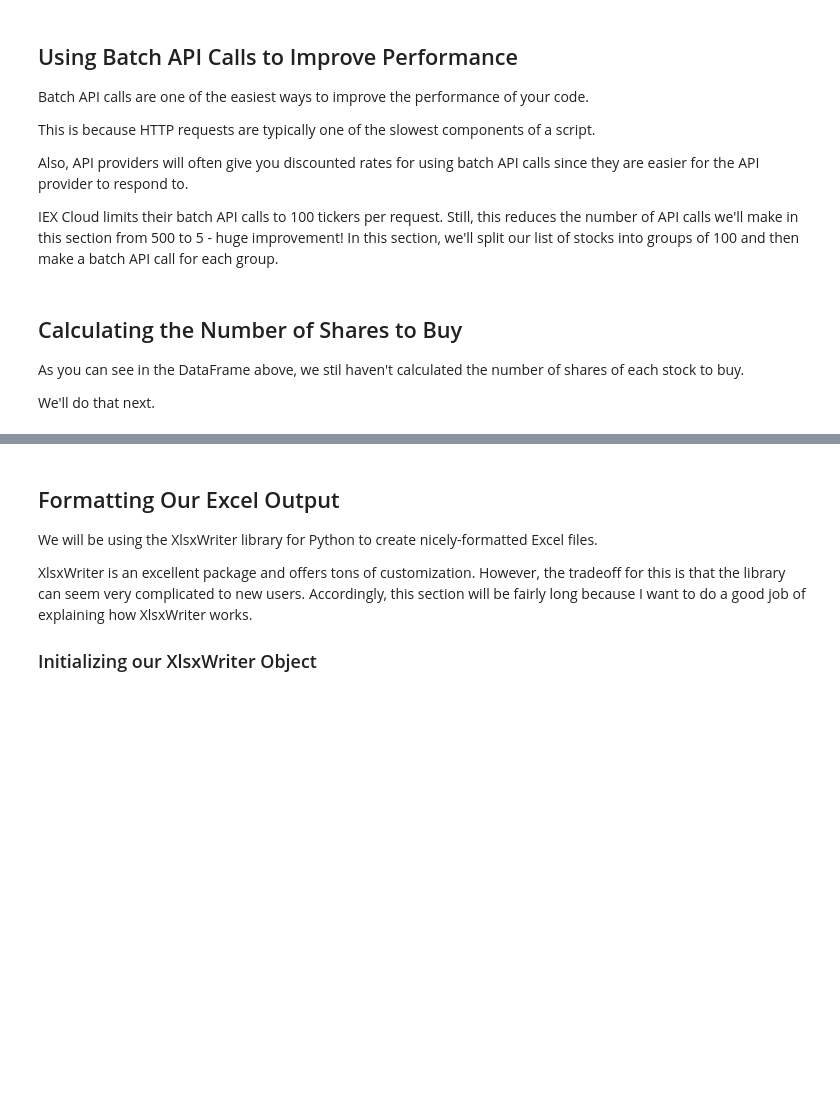
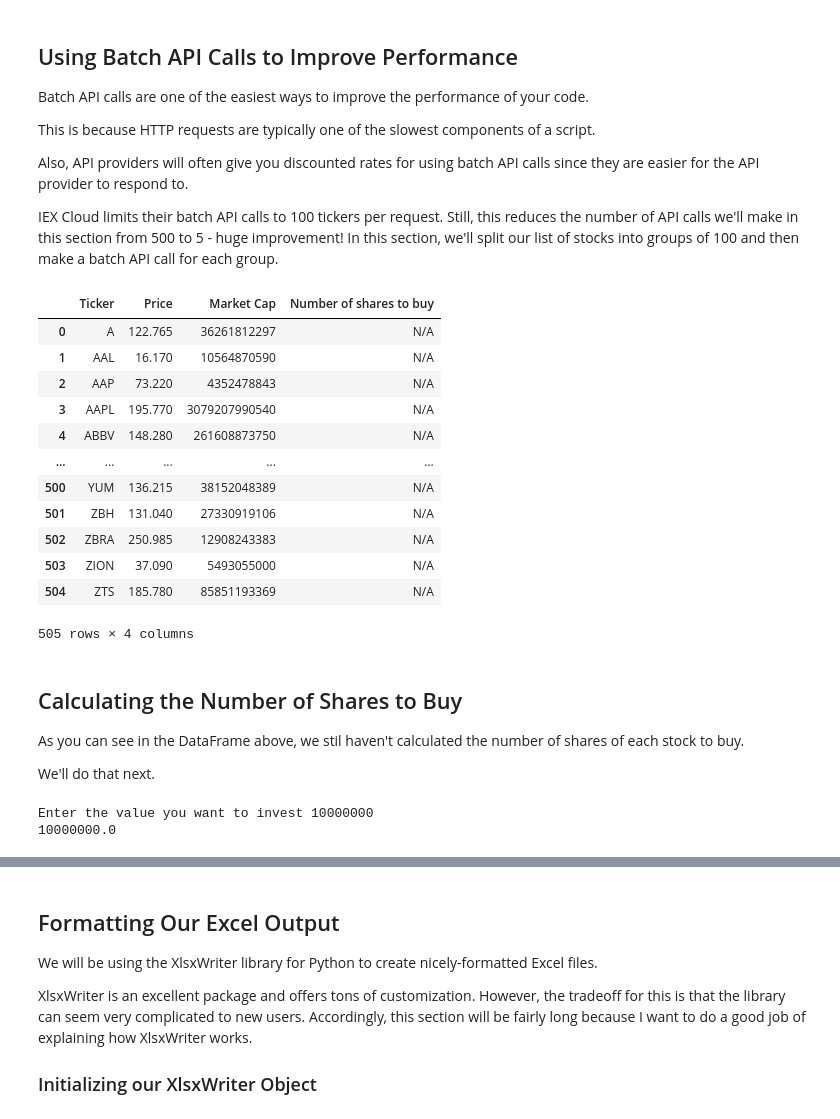
Before and after one commit to nickmccullum/algorithmic-trading-python, a Jupyter notebook: starter_files/001_equal_weight_S&P_500.ipynb, the cells around one changed output, grey strips where cells are left out. Drawn from its saved outputs; the diff is of its cells as text; code cells hidden in the pictures; blank space fills up the shorter version.

```diff
--- a/starter_files/001_equal_weight_S&P_500.ipynb
+++ b/starter_files/001_equal_weight_S&P_500.ipynb
@@ -51,0 +99,15 @@ The next thing we need to do is add our stock's price and market capitalization
+# %%
+for stock in stocks['Ticker']:
+    api_url=f'https://api.iex.cloud/v1/data/core/quote/{stock}?token={IEX_CLOUD_API_TOKEN}'
+    data = requests.get(api_url).json()[0]
+    final_dataframe = final_dataframe._append(
+        pd.Series(
+            [
+                stock,
+                data['latestPrice'],
+                data['marketCap'],
+                'N/A'
+            ],
+            index = my_columns),
+            ignore_index = True
+    )
@@ -63,9 +129,64 @@ This is because HTTP requests are typically one of the slowest components of a s
 Also, API providers will often give you discounted rates for using batch API calls since they are easier for the API provider to respond to.
 
 IEX Cloud limits their batch API calls to 100 tickers per request. Still, this reduces the number of API calls we'll make in this section from 500 to 5 - huge improvement! In this section, we'll split our list of stocks into groups of 100 and then make a batch API call for each group.
+# %%
+def chunks(lst, n):
+    for i in range(0, len(lst), n):
+        yield lst[i:i+n]
+# %%
+symbol_groups = list(chunks(stocks['Ticker'],100))
+symbol_strings = []
+for i in range(0,len(symbol_groups)):
+    symbol_strings.append(','.join(symbol_groups[i]))
+
+final_dataframe = pd.DataFrame(columns = my_columns)
+for i in range(0,len(symbol_strings)):
+    api_url = f'https://api.iex.cloud/v1/data/core/quote/{symbol_strings[i]}?token={IEX_CLOUD_API_TOKEN}'
+    data = requests.get(api_url).json()
+    for i in range(0,len(data)):
+        final_dataframe = final_dataframe._append(
+            pd.Series(
+                [
+                    data[i]['symbol'],
+                    data[i]['latestPrice'],
+                    data[i]['marketCap'],
+                    'N/A'
+                ],
+                index = my_columns),
+                ignore_index = True
+        )
+final_dataframe
+# %% [output]
+|  | Ticker | Price | Market Cap | Number of shares to buy |
+| 0 | A | 122.765 | 36261812297 | N/A |
+| 1 | AAL | 16.170 | 10564870590 | N/A |
+| 2 | AAP | 73.220 | 4352478843 | N/A |
+| 3 | AAPL | 195.770 | 3079207990540 | N/A |
+| 4 | ABBV | 148.280 | 261608873750 | N/A |
+| ... | ... | ... | ... | ... |
+| 500 | YUM | 136.215 | 38152048389 | N/A |
+| 501 | ZBH | 131.040 | 27330919106 | N/A |
+| 502 | ZBRA | 250.985 | 12908243383 | N/A |
+| 503 | ZION | 37.090 | 5493055000 | N/A |
+| 504 | ZTS | 185.780 | 85851193369 | N/A |
+505 rows × 4 columns
 # %% [markdown]
 ## Calculating the Number of Shares to Buy
 
 As you can see in the DataFrame above, we stil haven't calculated the number of shares of each stock to buy.
 
 We'll do that next.
+# %%
+portfolio_size = input('Enter the value you want to invest')
+
+try:
+    val = float(portfolio_size)
+    print(val)
+except ValueError:
+    print('Please Enter Integer value only')
+    portfolio_size = input('Enter the value you want to invest')
+    val = float(portfolio_size)
+    print(val)
+# %% [output]
+Enter the value you want to invest 10000000
+10000000.0
```
Also changed, not shown: parts of 14 cells of this notebook, 2 other files.
